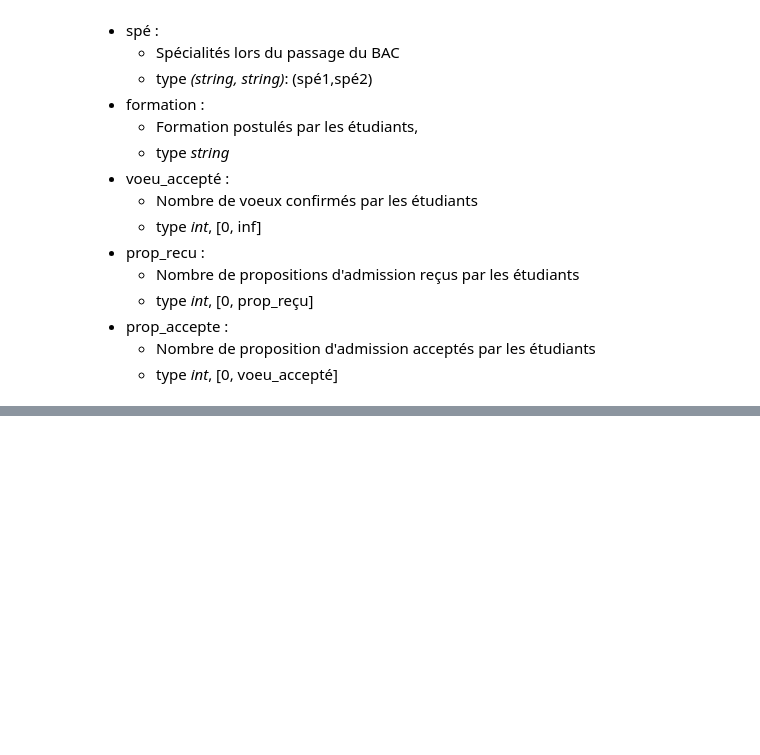
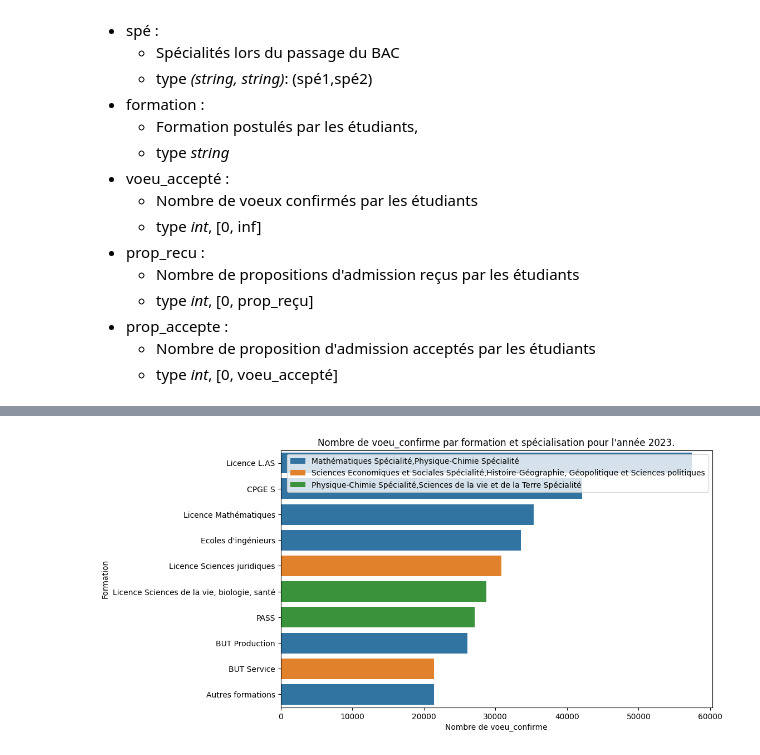
Before and after one commit to vraus/Projet_FDD, a Jupyter notebook: main.ipynb, the cells around one changed output, grey strips where cells are left out. Cells and saved outputs as stored; diff of their text form; code cells hidden in the pictures; blank space fills up the shorter version.

```diff
--- a/main.ipynb
+++ b/main.ipynb
@@ -209,0 +240,4 @@ get_graph_by_year_column(2023, "prop_accepte")
+# %%
+get_graph_by_year_column_from_formation(2023, "voeu_confirme")
+# %% [output]
+[figure, added]
```
Also changed, not shown: parts of 39 cells of this notebook.
